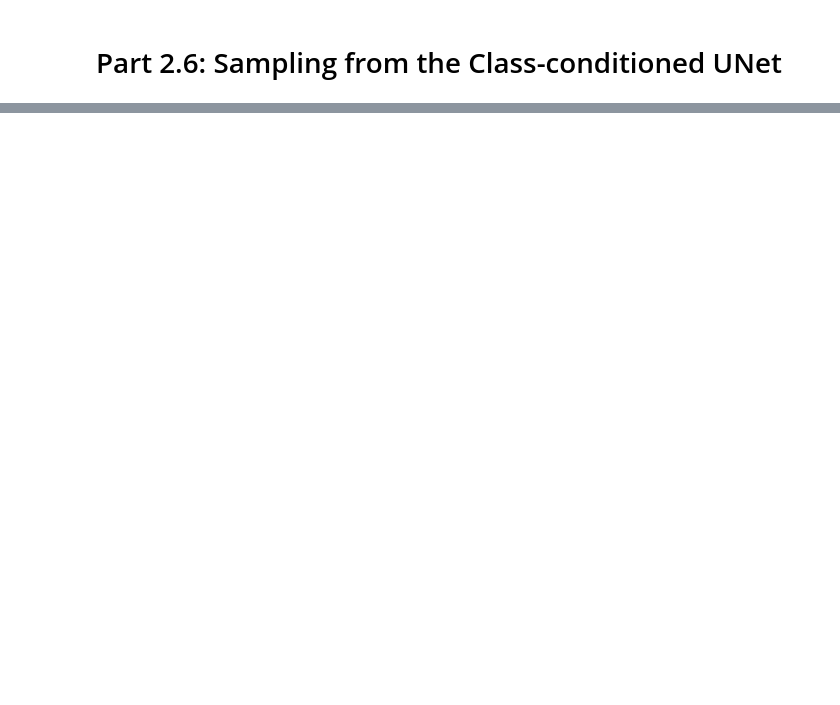
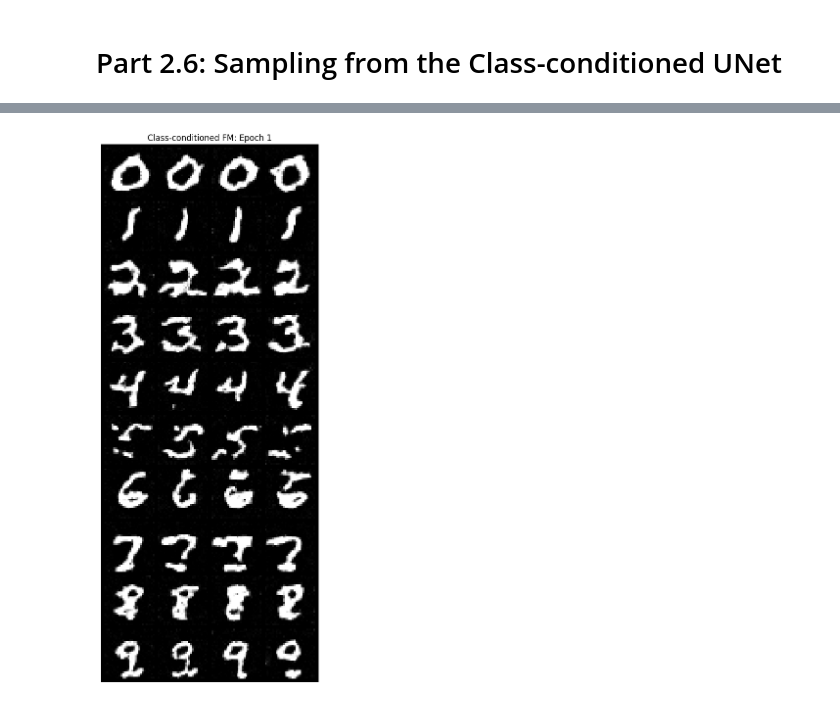
Before and after one commit to RishbhaJain/computer-vision-cs280A, a Jupyter notebook: partb.ipynb, the cells around one changed output, grey strips where cells are left out. Saved outputs shown, nothing was run; the diff lists cells and outputs as text; code cells hidden in the pictures; blank space fills up the shorter version.

```diff
--- a/partb.ipynb
+++ b/partb.ipynb
@@ -990,0 +1515,92 @@ raise NotImplementedError('Implement sampling and comparison')
+# %%
+# At epochs 1,5,10, generate four instances of each digit (40 images),
+# with 300 Euler steps and guidance scale 5.0. Keep seeds fixed for comparisons.
+# Also visualize the no-scheduler model and describe the tradeoff.
+# raise NotImplementedError('Implement sampling and comparison')
+
+
+# Part 2.6: Class-conditioned sampling
+
+from pathlib import Path
+import torch
+import matplotlib.pyplot as plt
+
+checkpoint_dir = Path("checkpoints")
+
+# 4 images of each digit: 0,0,0,0,1,1,1,1,...,9,9,9,9
+labels = torch.arange(10).repeat_interleave(4).to(device)
+
+print("Number of images:", len(labels))
+
+def load_class_fm(checkpoint_path):
+    checkpoint = torch.load(
+        checkpoint_path,
+        map_location=device,
+        weights_only=True
+    )
+
+    unet = ClassConditionalUNet(
+        in_channels=1,
+        num_classes=10,
+        num_hiddens=64
+    ).to(device)
+
+    fm = ClassConditionalFM(
+        unet=unet,
+        num_ts=checkpoint.get("num_ts", 300),
+        p_uncond=checkpoint.get("p_uncond", 0.1)
+    ).to(device)
+
+    fm.load_state_dict(
+        checkpoint["model_state_dict"]
+    )
+    fm.eval()
+
+    return fm
+
+
+# 1. Sample epochs 1, 5 and 10
+for epoch in [1, 5, 10]:
+
+    path = checkpoint_dir / f"class_fm_epoch_{epoch}.pth"
+
+    fm_sample = load_class_fm(path)
+
+    generated, caches = fm_sample.sample(
+        c=labels,
+        img_wh=(28, 28),
+        guidance_scale=5.0,
+        seed=42
+    )
+
+    print(f"Epoch {epoch}: {generated.shape}")
+
+    show_grid(
+        generated,
+        f"Class-conditioned FM: Epoch {epoch}",
+        f"class_fm_epoch_{epoch}_samples.png",
+        nrow=4
+    )
+
+
+# 2. Sample model without scheduler
+path = checkpoint_dir / "class_fm_no_scheduler_epoch_10.pth"
+
+fm_sample_no_sched = load_class_fm(path)
+
+generated_no_sched, caches_no_sched = (
+    fm_sample_no_sched.sample(
+        c=labels,
+        img_wh=(28, 28),
+        guidance_scale=5.0,
+        seed=42
+    )
+)
+
+show_grid(
+    generated_no_sched,
+    "Class-conditioned FM: No Scheduler, Epoch 10",
+    "class_fm_no_scheduler_samples.png",
+    nrow=4
+)
+# %% [output]
@@ -990,0 +1609 @@ raise NotImplementedError('Implement sampling and comparison')
+[figure, added]
```
Also changed, not shown: parts of 26 cells of this notebook.
